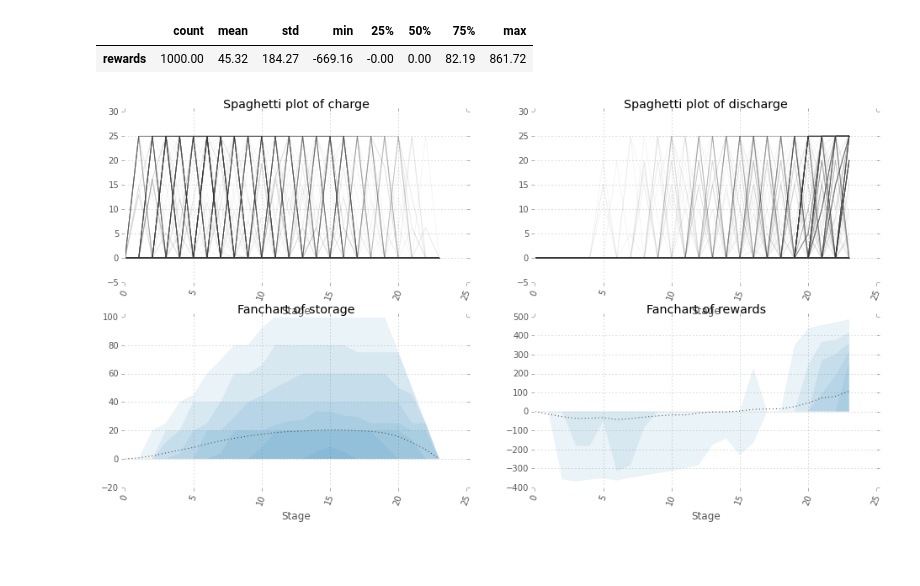
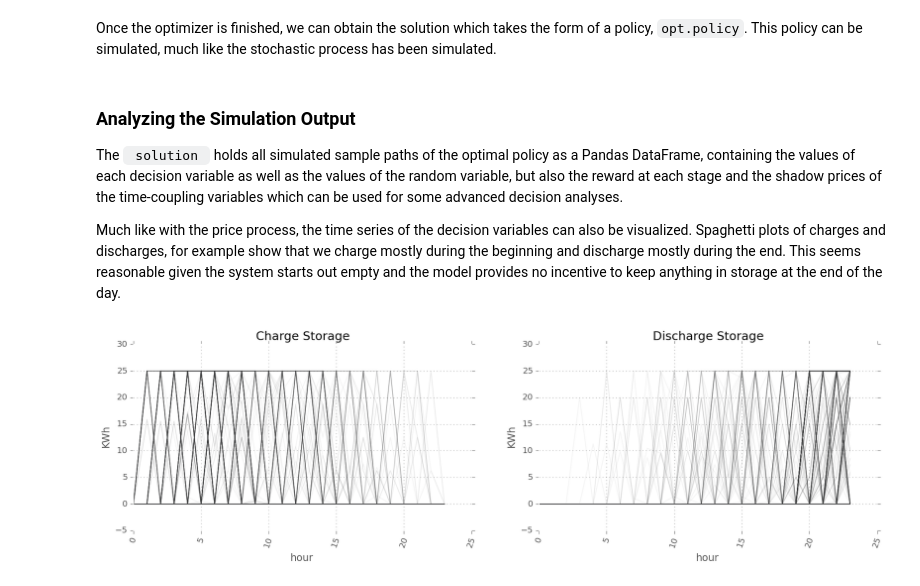
Before and after one commit to TerryNick/quasar-samples, a Jupyter notebook: BatteryStorage.ipynb, the cells around one changed output. Cells and saved outputs as stored; diff of their text form; code cells hidden in the pictures; blank space fills up the shorter version.

Commit message:
Add Newsvendor, update BatteryStorage

```diff
--- a/BatteryStorage.ipynb
+++ b/BatteryStorage.ipynb
@@ -42,5 +91,4 @@ sample.price.spaghetti()
 # %%
-opt = DynamicOptimizer(model, price_process)
+opt = DynamicOptimizer(model, price_process, num_nodes=20)
 opt.solve()
 opt.join()
-opt.stats.tail()
@@ -56,15 +95,16 @@ WARNING: Keyword num_nodes missing. The number of nodes per stage will be automa
+# %% [markdown]
+Once the optimizer is finished, we can obtain the solution which takes the form of a policy, <code>opt.policy</code>. This policy can be simulated, much like the stochastic process has been simulated.
 # %%
 policy = opt.policy
-sim = policy.simulate(sample_size = 1000, process = price_process)
-sim.rewards.groupby_series.sum().describe().transpose()
+solution = policy.simulate(sample_size = 1000, process = price_process)
-# %% [output]
-|  | count | mean | std | min | 25% | 50% | 75% | max |
-| rewards | 1000.00 | 45.32 | 184.27 | -669.16 | -0.00 | 0.00 | 82.19 | 861.72 |
+# %% [markdown]
+### Analyzing the Simulation Output
+The <code> solution </code> holds all simulated sample paths of the optimal policy as a Pandas DataFrame, containing the values of each decision variable as well as the values of the random variable, but also the reward at each stage and the shadow prices of the time-coupling variables which can be used for some advanced decision analyses.
+
+Much like with the price process, the time series of the decision variables can also be visualized. Spaghetti plots of charges and discharges, for example show that we charge mostly during the beginning and discharge mostly during the end. This seems reasonable given the system starts out empty and the model provides no incentive to keep anything in storage at the end of the day.
 # %%
-f, ((ax1, ax2),(ax3, ax4)) = plt.subplots(2, 2, figsize=(16,8))
-sim.decision['charge'].spaghetti(ax1, alpha=.05)
-sim.decision['discharge'].spaghetti(ax2, alpha=.05)
-sim.decision['storage'].fanchart(ax3)
-sim.rewards.fanchart(ax4)
+f, (ax1, ax2) = plt.subplots(1, 2, figsize=(16,4))
+solution.decision['charge'].spaghetti(ax1, alpha=.05, title='Charge Storage', ylabel='KWh', xlabel='hour')
+solution.decision['discharge'].spaghetti(ax2, alpha=.05, title='Discharge Storage', ylabel='KWh', xlabel='hour')
 # %% [output]
-[figure, old version]
+[figure, new version]
```
Also changed, not shown: parts of 23 cells of this notebook, 1 other file.
